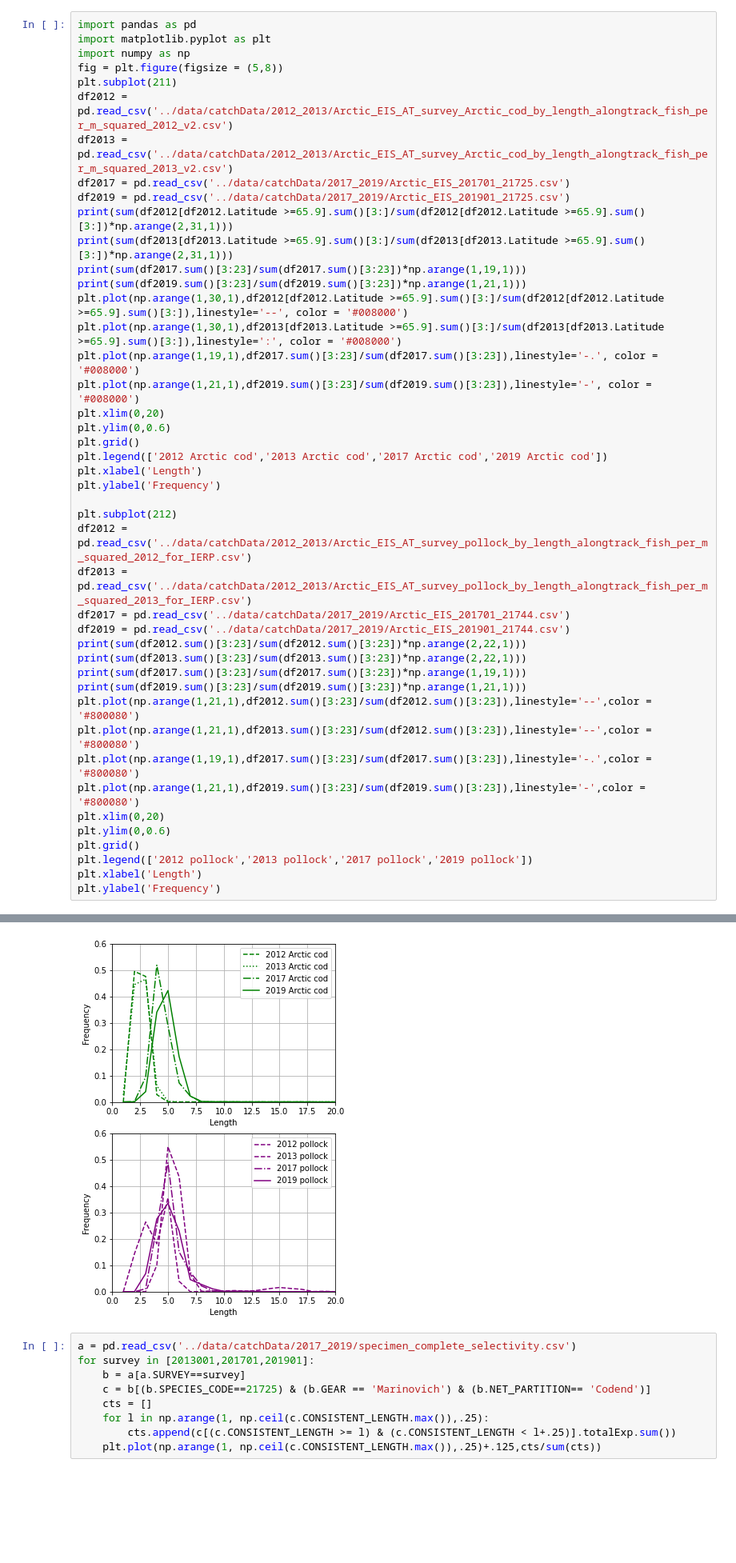
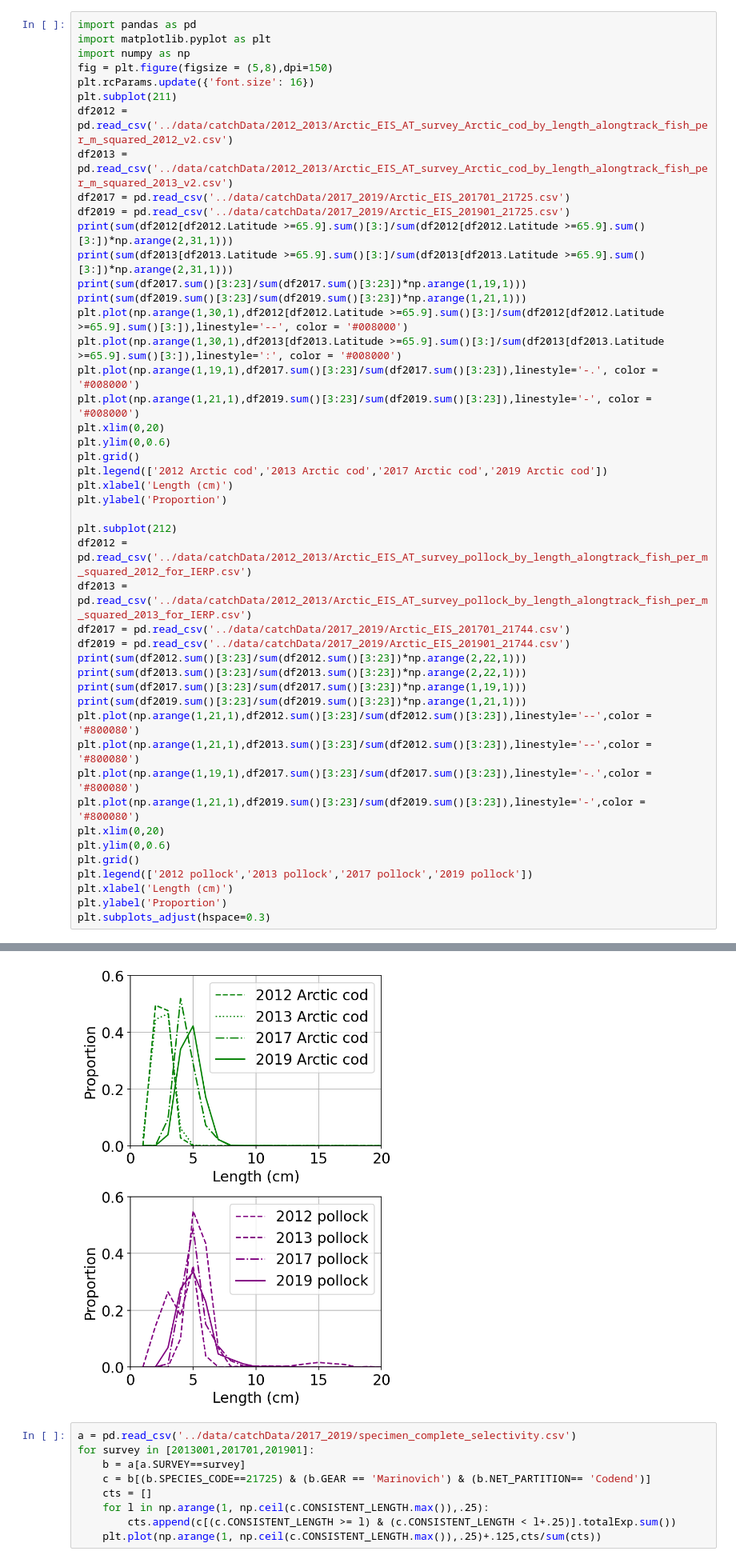
Before and after one commit to leviner/ChukchiTimeSeries, a Jupyter notebook: code/F4_LF.ipynb, the cells around one changed output, grey strips where cells are left out. Shown at 80% size. Drawn from its saved outputs; the diff is of its cells as text; blank space fills up the shorter version.

Commit message:
font size layout

```diff
--- a/code/F4_LF.ipynb
+++ b/code/F4_LF.ipynb
@@ -2,7 +2,8 @@
 import pandas as pd
 import matplotlib.pyplot as plt
 import numpy as np
-fig = plt.figure(figsize = (5,8))
+fig = plt.figure(figsize = (5,8),dpi=150)
+plt.rcParams.update({'font.size': 16})
 plt.subplot(211)
 df2012 = pd.read_csv('../data/catchData/2012_2013/Arctic_EIS_AT_survey_Arctic_cod_by_length_alongtrack_fish_per_m_squared_2012_v2.csv')
 df2013 = pd.read_csv('../data/catchData/2012_2013/Arctic_EIS_AT_survey_Arctic_cod_by_length_alongtrack_fish_per_m_squared_2013_v2.csv')
@@ -20,8 +21,8 @@ plt.xlim(0,20)
 plt.ylim(0,0.6)
 plt.grid()
 plt.legend(['2012 Arctic cod','2013 Arctic cod','2017 Arctic cod','2019 Arctic cod'])
-plt.xlabel('Length')
-plt.ylabel('Frequency')
+plt.xlabel('Length (cm)')
+plt.ylabel('Proportion')
 
 plt.subplot(212)
 df2012 = pd.read_csv('../data/catchData/2012_2013/Arctic_EIS_AT_survey_pollock_by_length_alongtrack_fish_per_m_squared_2012_for_IERP.csv')
@@ -40,8 +41,9 @@ plt.xlim(0,20)
 plt.ylim(0,0.6)
 plt.grid()
 plt.legend(['2012 pollock','2013 pollock','2017 pollock','2019 pollock'])
-plt.xlabel('Length')
-plt.ylabel('Frequency')
+plt.xlabel('Length (cm)')
+plt.ylabel('Proportion')
+plt.subplots_adjust(hspace=0.3)
 # %% [output]
 3.535163790827692
 3.5679015478588365
@@ -55,4 +56,4 @@ Text(0, 0.5, 'Frequency')
-[figure, old version]
+[figure, new version]
 # %%
 a = pd.read_csv('../data/catchData/2017_2019/specimen_complete_selectivity.csv')
 for survey in [2013001,201701,201901]:
```
Also changed, not shown: parts of 1 cell of this notebook, 1 other file.
